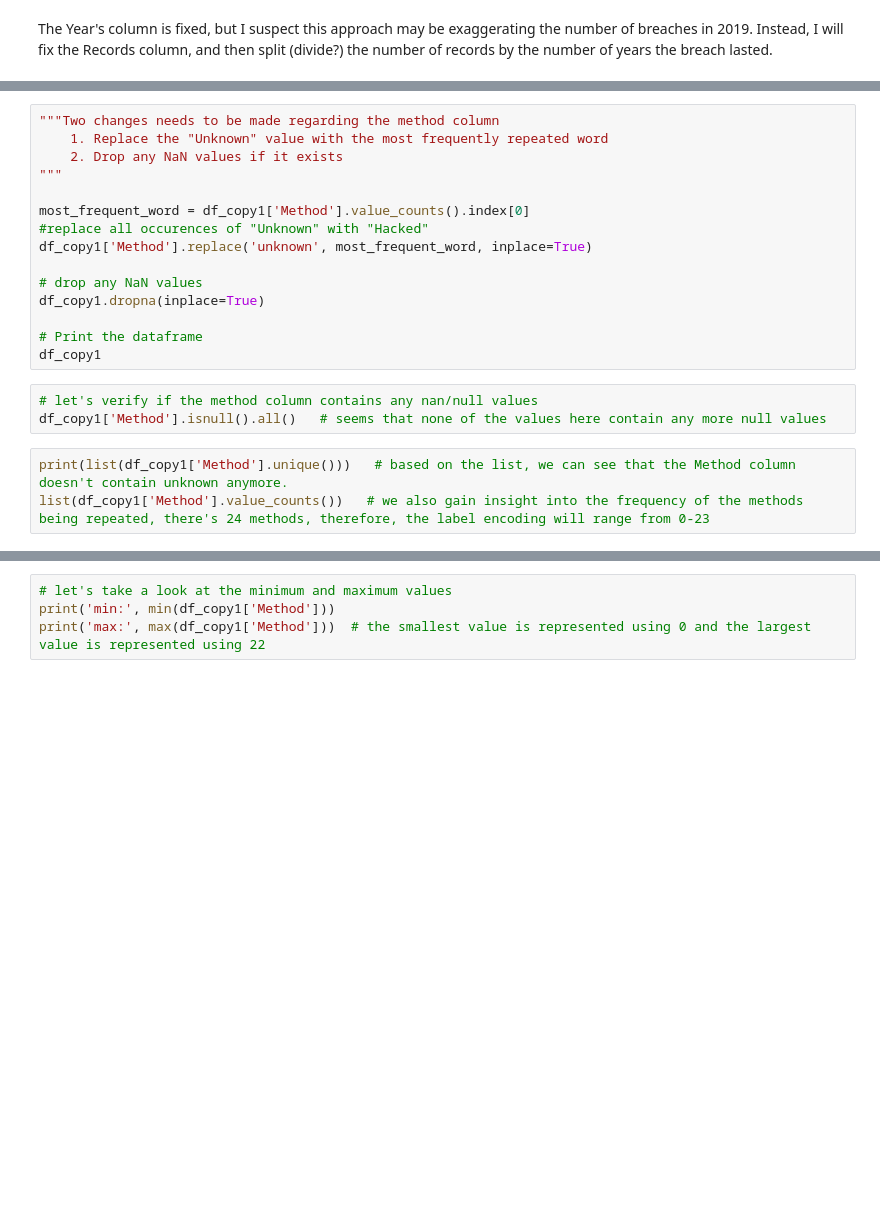
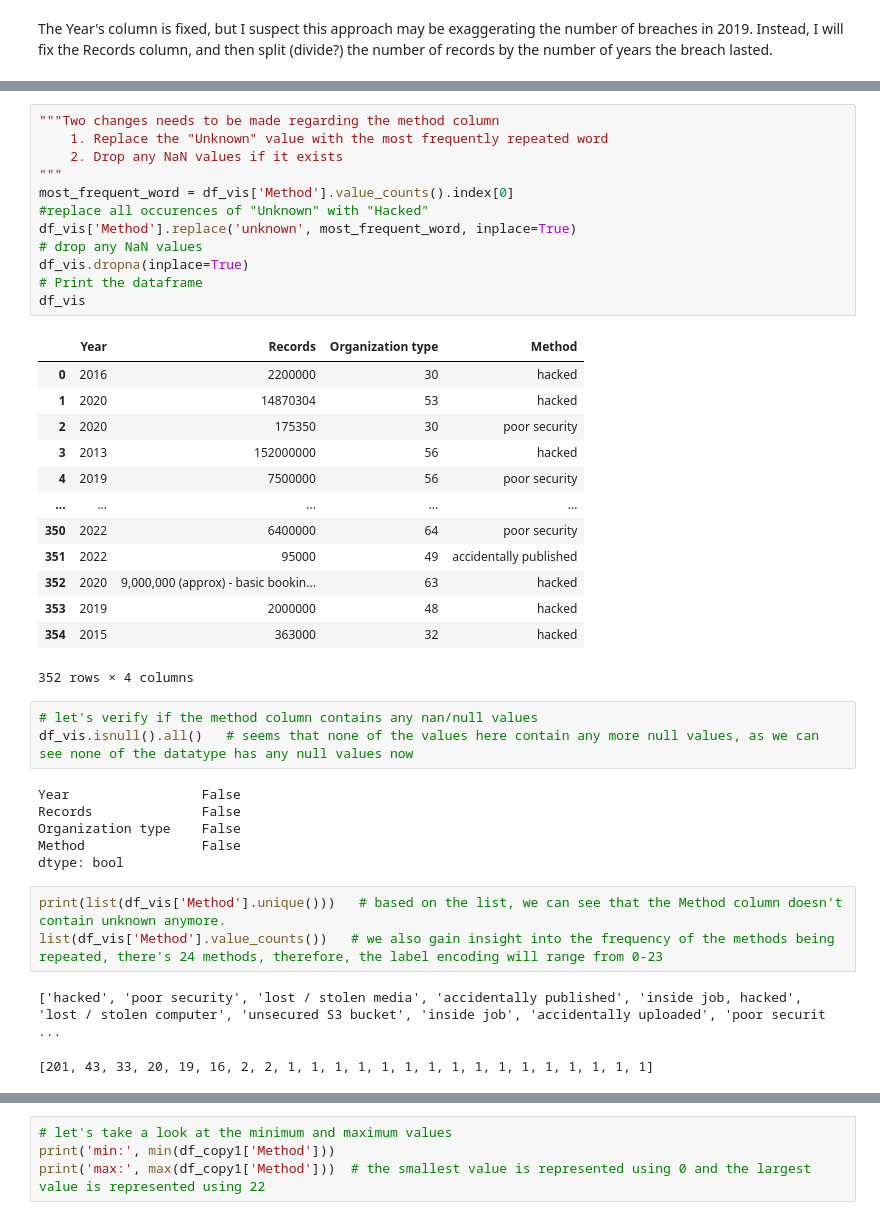
Before and after one commit to DeveloperMindset123/Accenture3A_Project, a Jupyter notebook: Accenture_3A.ipynb, the cells around one changed output, grey strips where cells are left out. Saved outputs shown, nothing was run; the diff lists cells and outputs as text; blank space fills up the shorter version.

Commit message:
removed additional unneccessary values, in the process of implementing regression models atm, refer to comments to understand what's going on

```diff
--- a/Accenture_3A.ipynb
+++ b/Accenture_3A.ipynb
@@ -273,23 +408,43 @@ df_copy1['Method'].value_counts()
 # %%
 """Two changes needs to be made regarding the method column
     1. Replace the "Unknown" value with the most frequently repeated word
     2. Drop any NaN values if it exists
 """
-
-most_frequent_word = df_copy1['Method'].value_counts().index[0]
+most_frequent_word = df_vis['Method'].value_counts().index[0]
 #replace all occurences of "Unknown" with "Hacked"
-df_copy1['Method'].replace('unknown', most_frequent_word, inplace=True)
-
+df_vis['Method'].replace('unknown', most_frequent_word, inplace=True)
 # drop any NaN values
-df_copy1.dropna(inplace=True)
-
+df_vis.dropna(inplace=True)
 # Print the dataframe
-df_copy1
+df_vis
+# %% [output]
+|  | Year | Records | Organization type | Method |
+| 0 | 2016 | 2200000 | 30 | hacked |
+| 1 | 2020 | 14870304 | 53 | hacked |
+| 2 | 2020 | 175350 | 30 | poor security |
+| 3 | 2013 | 152000000 | 56 | hacked |
+| 4 | 2019 | 7500000 | 56 | poor security |
+| ... | ... | ... | ... | ... |
+| 350 | 2022 | 6400000 | 64 | poor security |
+| 351 | 2022 | 95000 | 49 | accidentally published |
+| 352 | 2020 | 9,000,000 (approx) - basic bookin... | 63 | hacked |
+| 353 | 2019 | 2000000 | 48 | hacked |
+| 354 | 2015 | 363000 | 32 | hacked |
+352 rows × 4 columns
 # %%
 # let's verify if the method column contains any nan/null values
-df_copy1['Method'].isnull().all()   # seems that none of the values here contain any more null values
+df_vis.isnull().all()   # seems that none of the values here contain any more null values, as we can see none of the datatype has any null values now
+# %% [output]
+Year                 False
+Records              False
+Organization type    False
+Method               False
+dtype: bool
 # %%
-print(list(df_copy1['Method'].unique()))   # based on the list, we can see that the Method column doesn't contain unknown anymore.
-list(df_copy1['Method'].value_counts())   # we also gain insight into the frequency of the methods being repeated, there's 24 methods, therefore, the label encoding will range from 0-23
+print(list(df_vis['Method'].unique()))   # based on the list, we can see that the Method column doesn't contain unknown anymore.
+list(df_vis['Method'].value_counts())   # we also gain insight into the frequency of the methods being repeated, there's 24 methods, therefore, the label encoding will range from 0-23
+# %% [output]
+['hacked', 'poor security', 'lost / stolen media', 'accidentally published', 'inside job, hacked', 'lost / stolen computer', 'unsecured S3 bucket', 'inside job', 'accidentally uploaded', 'poor securit ...
+[201, 43, 33, 20, 19, 16, 2, 2, 1, 1, 1, 1, 1, 1, 1, 1, 1, 1, 1, 1, 1, 1, 1, 1]
 # %%
 # prior to implementing label encoding, we will need to clear up the string of some grammatical issues that will cause mismatched data when we train the model otherwise
```
Also changed, not shown: parts of 39 cells of this notebook, 2 other files.
